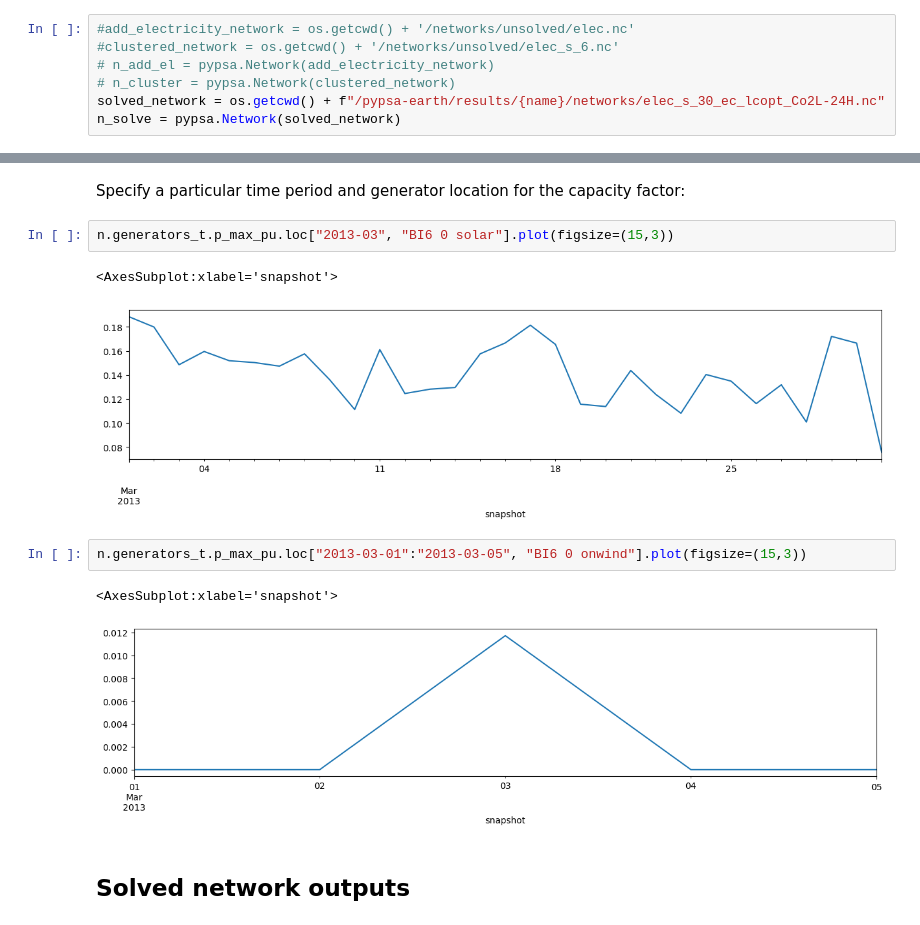
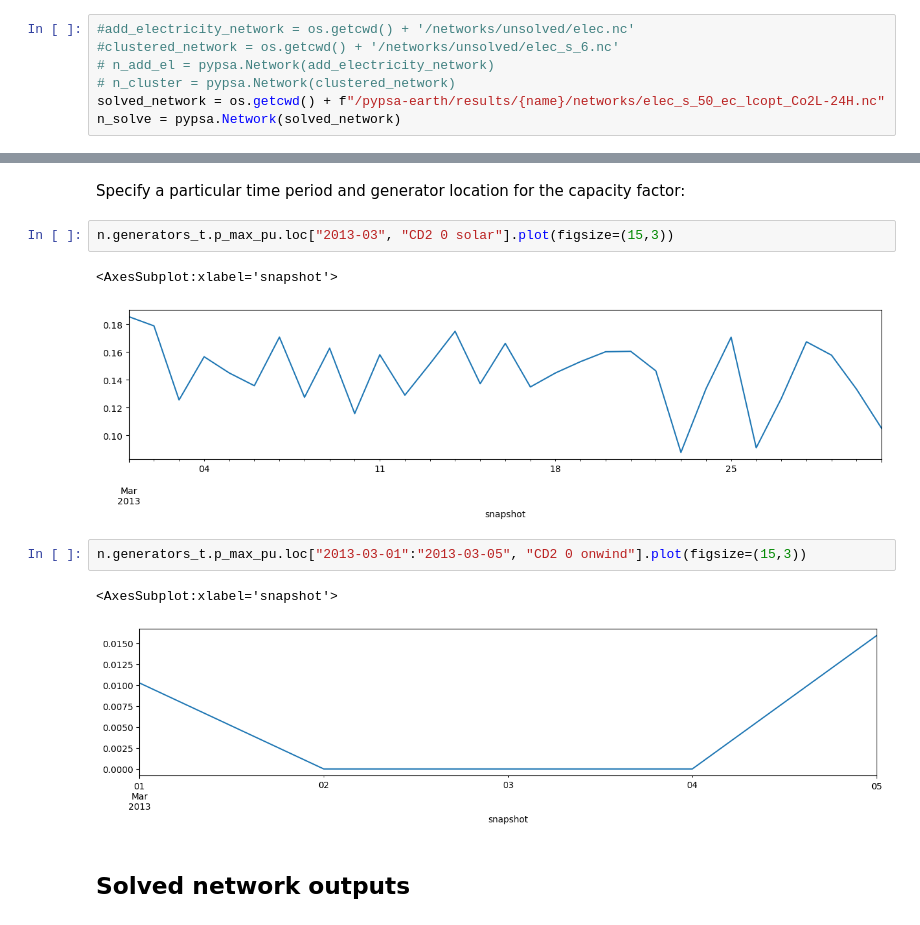
Before and after one commit to GbotemiB/gis-analysis, a Jupyter notebook: sample_network_analysis.ipynb, the cells around one changed output, grey strips where cells are left out. Cells and saved outputs as stored; diff of their text form.

Commit message:
refine and added new plots

```diff
--- a/sample_network_analysis.ipynb
+++ b/sample_network_analysis.ipynb
@@ -78,6 +78,6 @@ unsolved_network = os.getcwd() + f"/pypsa-earth/networks/{name}/elec_s_30_ec_lco
 #clustered_network = os.getcwd() + '/networks/unsolved/elec_s_6.nc'
 # n_add_el = pypsa.Network(add_electricity_network)
 # n_cluster = pypsa.Network(clustered_network)
-solved_network = os.getcwd() + f"/pypsa-earth/results/{name}/networks/elec_s_30_ec_lcopt_Co2L-24H.nc"
+solved_network = os.getcwd() + f"/pypsa-earth/results/{name}/networks/elec_s_50_ec_lcopt_Co2L-24H.nc"
 n_solve = pypsa.Network(solved_network)
 # %% [output]
@@ -211,15 +211,15 @@ n.generators_t.p_max_pu.head(2)
 # %% [markdown]
 Specify a particular time period and generator location for the capacity factor:
 # %%
-n.generators_t.p_max_pu.loc["2013-03", "BI6 0 solar"].plot(figsize=(15,3))
+n.generators_t.p_max_pu.loc["2013-03", "CD2 0 solar"].plot(figsize=(15,3))
 # %% [output]
 <AxesSubplot:xlabel='snapshot'>
-[figure, old version]
+[figure, new version]
 # %%
-n.generators_t.p_max_pu.loc["2013-03-01":"2013-03-05", "BI6 0 onwind"].plot(figsize=(15,3))
+n.generators_t.p_max_pu.loc["2013-03-01":"2013-03-05", "CD2 0 onwind"].plot(figsize=(15,3))
 # %% [output]
 <AxesSubplot:xlabel='snapshot'>
-[figure, old version]
+[figure, new version]
 # %% [markdown]
 ## Solved network outputs
 # %% [markdown]
```
Also changed, not shown: parts of 21 cells of this notebook, 1 other file.
